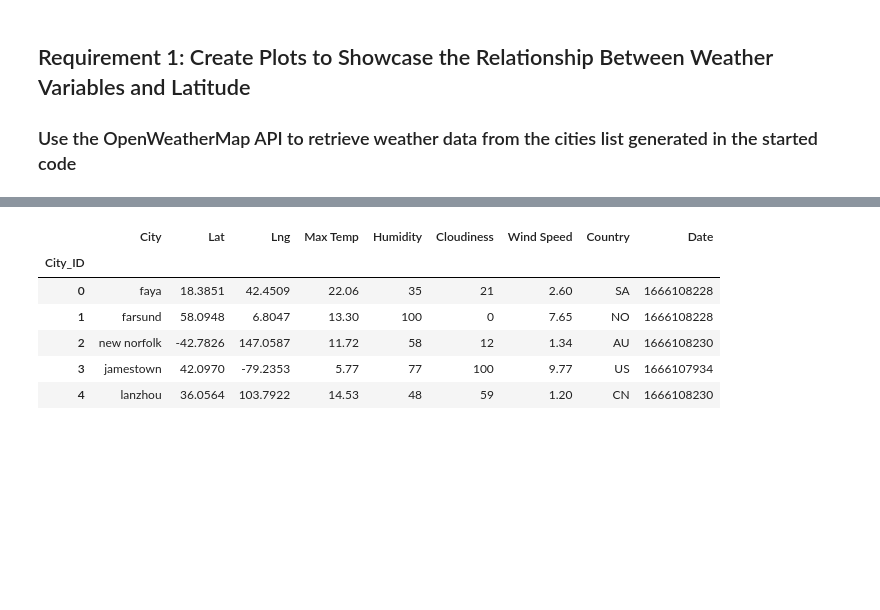
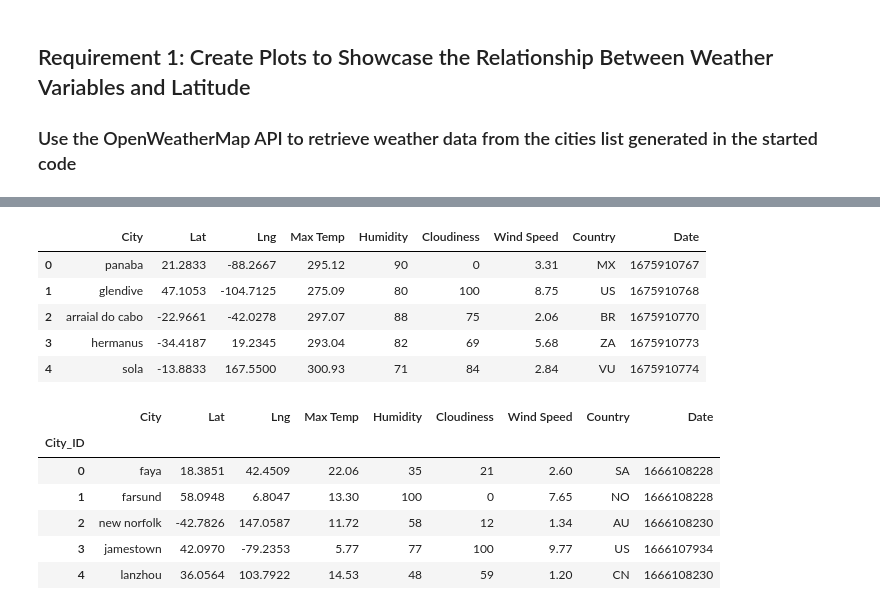
Before and after one commit to rmertoztop/utor-challenge-6, a Jupyter notebook: WeatherPy.ipynb, the cells around one changed output, grey strips where cells are left out. Drawn from its saved outputs; the diff is of its cells as text; code cells hidden in the pictures; blank space fills up the shorter version.

```diff
--- a/WeatherPy.ipynb
+++ b/WeatherPy.ipynb
@@ -139,3 +139,9 @@ City not found. Skipping...
 -----------------------------
 Data Retrieval Complete
 -----------------------------
+# %%
+# Convert the cities weather data into a Pandas DataFrame
+city_data_df = pd.DataFrame(city_data)
+
+# Show Record Count
+city_data_df.count()
@@ -141,0 +159,10 @@ Data Retrieval Complete
+# %%
+# Display sample data
+city_data_df.head()
+# %% [output]
+|  | City | Lat | Lng | Max Temp | Humidity | Cloudiness | Wind Speed | Country | Date |
+| 0 | panaba | 21.2833 | -88.2667 | 295.12 | 90 | 0 | 3.31 | MX | 1675910767 |
+| 1 | glendive | 47.1053 | -104.7125 | 275.09 | 80 | 100 | 8.75 | US | 1675910768 |
+| 2 | arraial do cabo | -22.9661 | -42.0278 | 297.07 | 88 | 75 | 2.06 | BR | 1675910770 |
+| 3 | hermanus | -34.4187 | 19.2345 | 293.04 | 82 | 69 | 5.68 | ZA | 1675910773 |
+| 4 | sola | -13.8833 | 167.5500 | 300.93 | 71 | 84 | 2.84 | VU | 1675910774 |
```
Also changed, not shown: parts of 4 cells of this notebook.
